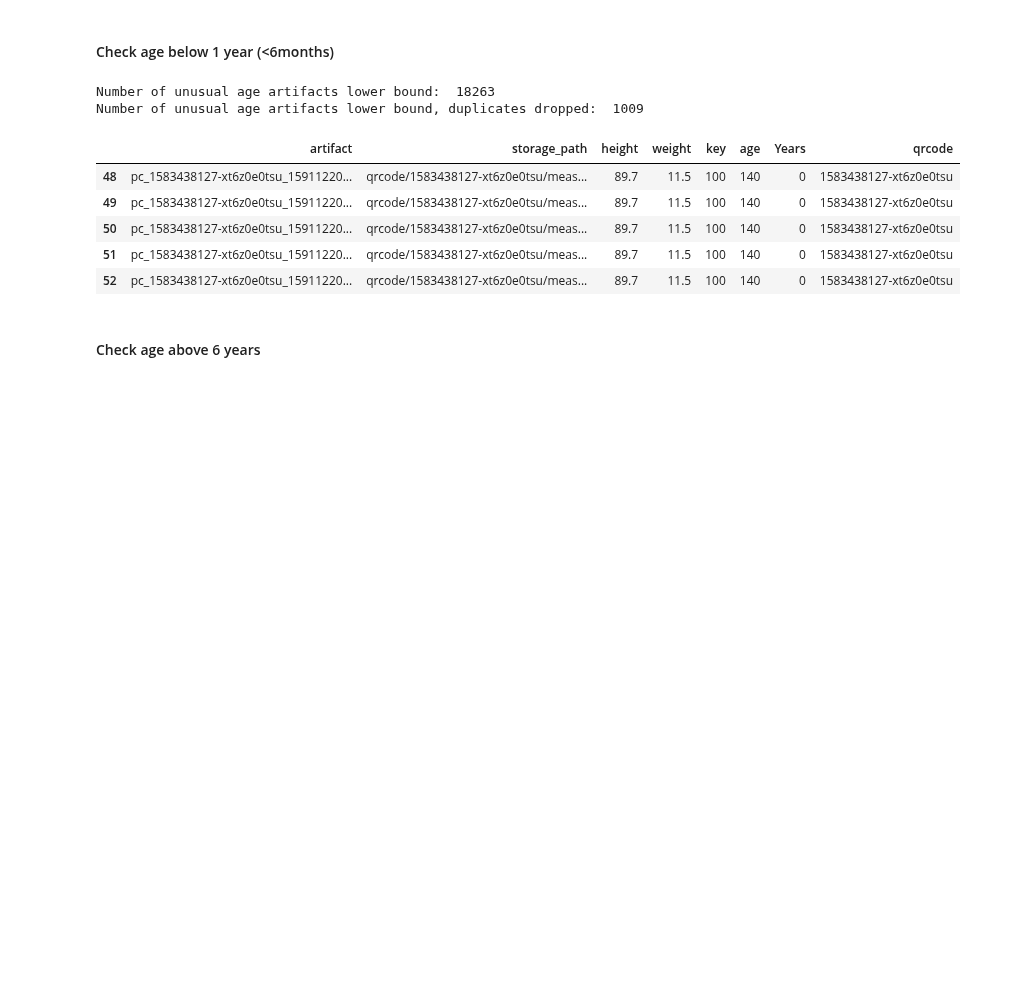
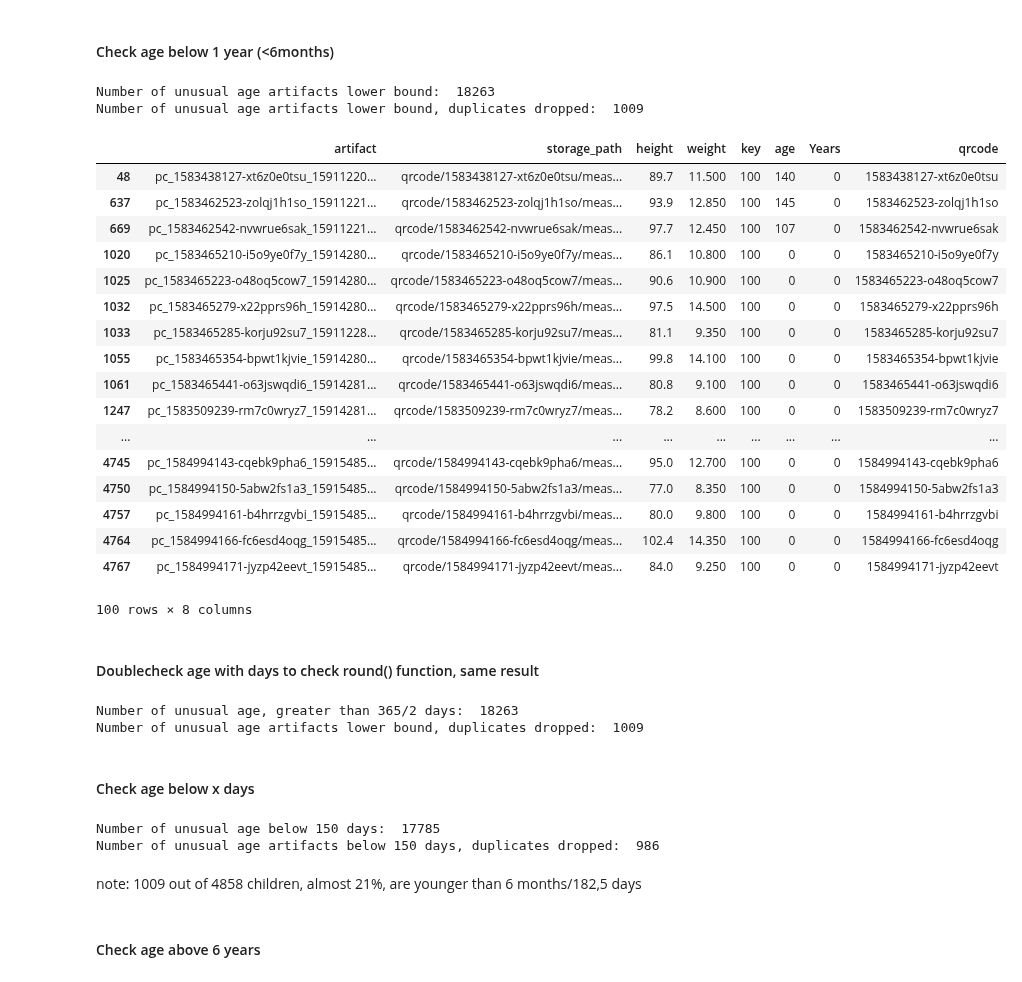
Before and after one commit to Welthungerhilfe/cgm-ml, a Jupyter notebook: src/data_utils/dataset_EDA/anon-depthmap-95k/EDA_anon-depthmap-95k.ipynb, the cells around one changed output. Drawn from its saved outputs; the diff is of its cells as text; code cells hidden in the pictures; blank space fills up the shorter version.

```diff
--- a/src/data_utils/dataset_EDA/anon-depthmap-95k/EDA_anon-depthmap-95k.ipynb
+++ b/src/data_utils/dataset_EDA/anon-depthmap-95k/EDA_anon-depthmap-95k.ipynb
@@ -165,21 +177,59 @@ Number of unusual age artifacts, duplicates dropped:  1024
 # %%
 unusual_age_artifacts_lowerbound = artifacts[artifacts.Years < 1]
 print("Number of unusual age artifacts lower bound: ", len(unusual_age_artifacts_lowerbound))
 
 #drop duplicates
 drop_dupl_age_lowerbound = unusual_age_artifacts_lowerbound.drop_duplicates(subset='qrcode', keep='first')
 print("Number of unusual age artifacts lower bound, duplicates dropped: ", len(drop_dupl_age_lowerbound))
 
-unusual_age_artifacts_lowerbound.head()
+drop_dupl_age_lowerbound.head(100)
 # %% [output]
 Number of unusual age artifacts lower bound:  18263
 Number of unusual age artifacts lower bound, duplicates dropped:  1009
 |  | artifact | storage_path | height | weight | key | age | Years | qrcode |
-| 48 | pc_1583438127-xt6z0e0tsu_15911220... | qrcode/1583438127-xt6z0e0tsu/meas... | 89.7 | 11.5 | 100 | 140 | 0 | 1583438127-xt6z0e0tsu |
-| 49 | pc_1583438127-xt6z0e0tsu_15911220... | qrcode/1583438127-xt6z0e0tsu/meas... | 89.7 | 11.5 | 100 | 140 | 0 | 1583438127-xt6z0e0tsu |
-| 50 | pc_1583438127-xt6z0e0tsu_15911220... | qrcode/1583438127-xt6z0e0tsu/meas... | 89.7 | 11.5 | 100 | 140 | 0 | 1583438127-xt6z0e0tsu |
-| 51 | pc_1583438127-xt6z0e0tsu_15911220... | qrcode/1583438127-xt6z0e0tsu/meas... | 89.7 | 11.5 | 100 | 140 | 0 | 1583438127-xt6z0e0tsu |
-| 52 | pc_1583438127-xt6z0e0tsu_15911220... | qrcode/1583438127-xt6z0e0tsu/meas... | 89.7 | 11.5 | 100 | 140 | 0 | 1583438127-xt6z0e0tsu |
+| 48 | pc_1583438127-xt6z0e0tsu_15911220... | qrcode/1583438127-xt6z0e0tsu/meas... | 89.7 | 11.500 | 100 | 140 | 0 | 1583438127-xt6z0e0tsu |
+| 637 | pc_1583462523-zolqj1h1so_15911221... | qrcode/1583462523-zolqj1h1so/meas... | 93.9 | 12.850 | 100 | 145 | 0 | 1583462523-zolqj1h1so |
+| 669 | pc_1583462542-nvwrue6sak_15911221... | qrcode/1583462542-nvwrue6sak/meas... | 97.7 | 12.450 | 100 | 107 | 0 | 1583462542-nvwrue6sak |
+| 1020 | pc_1583465210-i5o9ye0f7y_15914280... | qrcode/1583465210-i5o9ye0f7y/meas... | 86.1 | 10.800 | 100 | 0 | 0 | 1583465210-i5o9ye0f7y |
+| 1025 | pc_1583465223-o48oq5cow7_15914280... | qrcode/1583465223-o48oq5cow7/meas... | 90.6 | 10.900 | 100 | 0 | 0 | 1583465223-o48oq5cow7 |
+| 1032 | pc_1583465279-x22pprs96h_15914280... | qrcode/1583465279-x22pprs96h/meas... | 97.5 | 14.500 | 100 | 0 | 0 | 1583465279-x22pprs96h |
+| 1033 | pc_1583465285-korju92su7_15911228... | qrcode/1583465285-korju92su7/meas... | 81.1 | 9.350 | 100 | 0 | 0 | 1583465285-korju92su7 |
+| 1055 | pc_1583465354-bpwt1kjvie_15914280... | qrcode/1583465354-bpwt1kjvie/meas... | 99.8 | 14.100 | 100 | 0 | 0 | 1583465354-bpwt1kjvie |
+| 1061 | pc_1583465441-o63jswqdi6_15914281... | qrcode/1583465441-o63jswqdi6/meas... | 80.8 | 9.100 | 100 | 0 | 0 | 1583465441-o63jswqdi6 |
+| 1247 | pc_1583509239-rm7c0wryz7_15914281... | qrcode/1583509239-rm7c0wryz7/meas... | 78.2 | 8.600 | 100 | 0 | 0 | 1583509239-rm7c0wryz7 |
+| ... | ... | ... | ... | ... | ... | ... | ... | ... |
+| 4745 | pc_1584994143-cqebk9pha6_15915485... | qrcode/1584994143-cqebk9pha6/meas... | 95.0 | 12.700 | 100 | 0 | 0 | 1584994143-cqebk9pha6 |
+| 4750 | pc_1584994150-5abw2fs1a3_15915485... | qrcode/1584994150-5abw2fs1a3/meas... | 77.0 | 8.350 | 100 | 0 | 0 | 1584994150-5abw2fs1a3 |
+| 4757 | pc_1584994161-b4hrrzgvbi_15915485... | qrcode/1584994161-b4hrrzgvbi/meas... | 80.0 | 9.800 | 100 | 0 | 0 | 1584994161-b4hrrzgvbi |
+| 4764 | pc_1584994166-fc6esd4oqg_15915485... | qrcode/1584994166-fc6esd4oqg/meas... | 102.4 | 14.350 | 100 | 0 | 0 | 1584994166-fc6esd4oqg |
+| 4767 | pc_1584994171-jyzp42eevt_15915485... | qrcode/1584994171-jyzp42eevt/meas... | 84.0 | 9.250 | 100 | 0 | 0 | 1584994171-jyzp42eevt |
+100 rows × 8 columns
+# %% [markdown]
+#### Doublecheck age with days to check round() function, same result
+# %%
+unusual_age_days = artifacts[artifacts.age < 365/2]
+print("Number of unusual age, greater than 365/2 days: ", len(unusual_age_days))
+
+#drop duplicates
+drop_dupl_age_days = unusual_age_days.drop_duplicates(subset='qrcode', keep='first')
+print("Number of unusual age artifacts lower bound, duplicates dropped: ", len(drop_dupl_age_days))
+# %% [output]
+Number of unusual age, greater than 365/2 days:  18263
+Number of unusual age artifacts lower bound, duplicates dropped:  1009
+# %% [markdown]
+#### Check age below x days
+# %%
+unusual_age_2 = artifacts[artifacts.age == 0] #< 100]
+print("Number of unusual age below 150 days: ", len(unusual_age_2))
+
+#drop duplicates
+drop_dupl_age_2 = unusual_age_2.drop_duplicates(subset='qrcode', keep='first')
+print("Number of unusual age artifacts below 150 days, duplicates dropped: ", len(drop_dupl_age_2))
+# %% [output]
+Number of unusual age below 150 days:  17785
+Number of unusual age artifacts below 150 days, duplicates dropped:  986
+# %% [markdown]
+note: 1009 out of 4858 children, almost 21%, are younger than 6 months/182,5 days
 # %% [markdown]
 #### Check age above 6 years
 # %%
```
Also changed, not shown: parts of 18 cells of this notebook, 4 other files.
